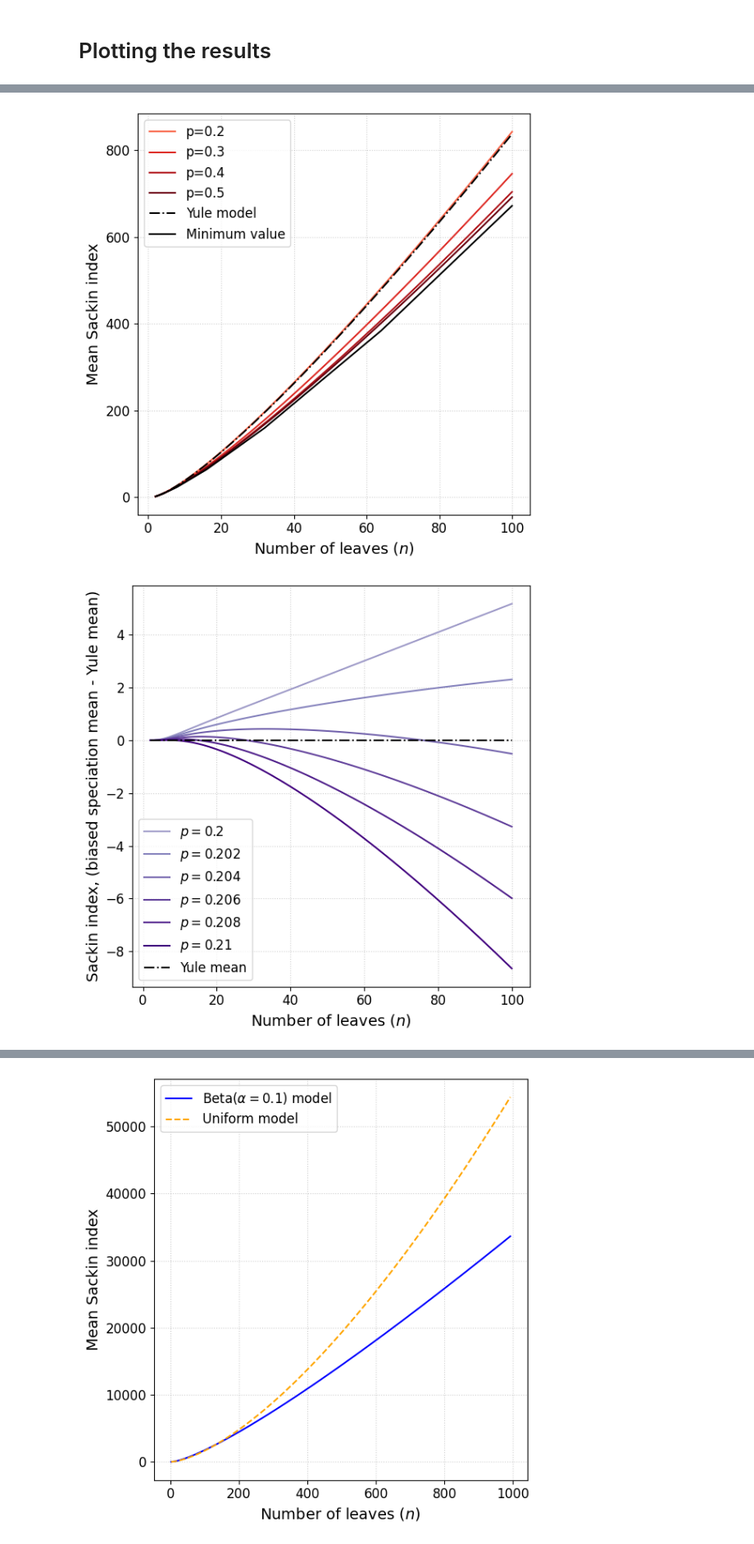
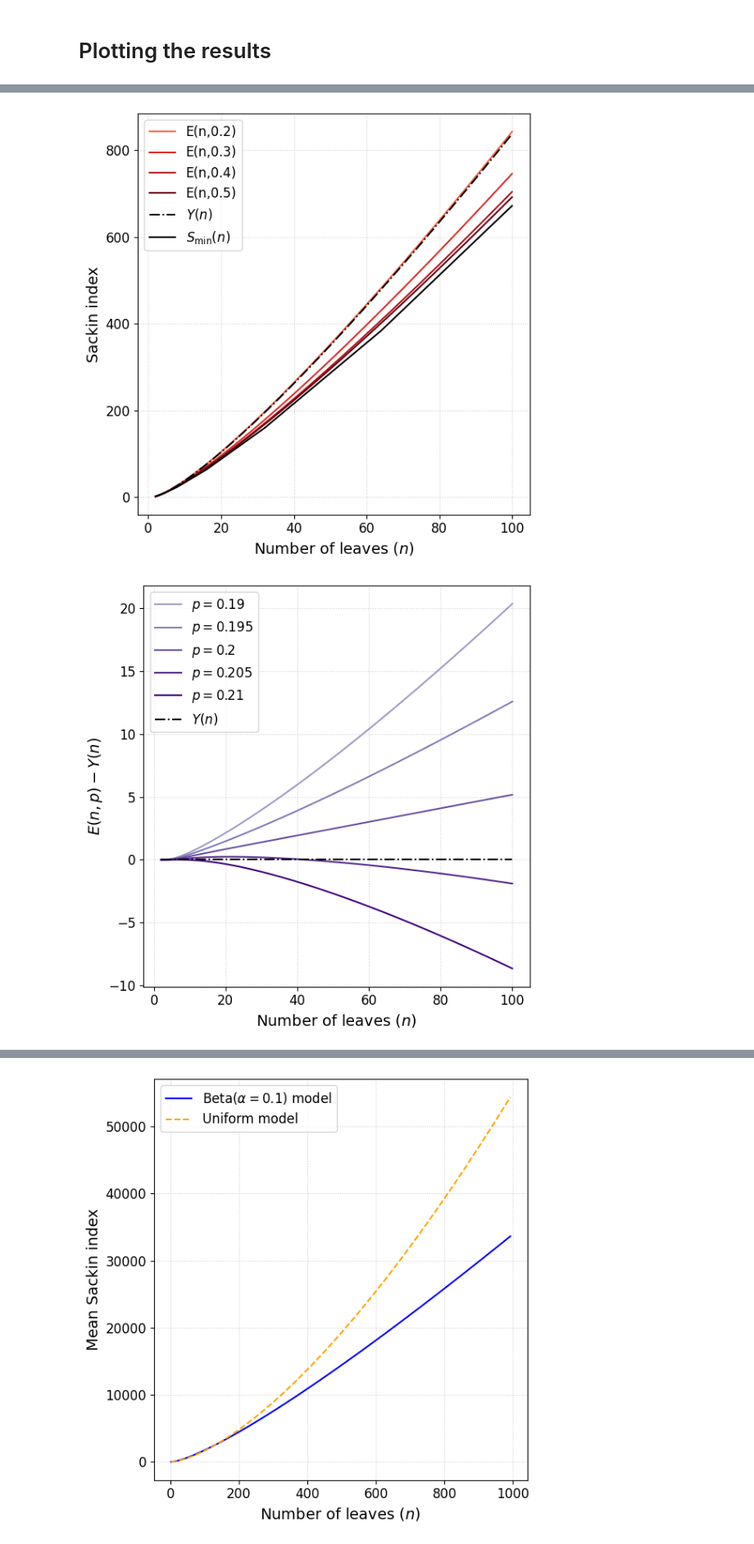
Before and after one commit to dbauman18/biased_speciation_calculation, a Jupyter notebook: biased_speciation.ipynb, the cells around one changed output, grey strips where cells are left out. Shown at 82% size. Saved outputs shown, nothing was run; the diff lists cells and outputs as text; code cells hidden in the pictures.

```diff
--- a/biased_speciation.ipynb
+++ b/biased_speciation.ipynb
@@ -141,14 +141,14 @@ plt.figure(figsize=(6,6))
 p = [0.2, 0.3, 0.4, 0.5]
 for prob in p:
      means = [sackin_mean_const_p(n, prob) for n in N]
-     plt.plot(N, means, label=f"p={prob}", linestyle='-', alpha=1, color = cm.Reds((max_color - min_color) / 0.5 * prob + min_color))
+     plt.plot(N, means, label=f"E(n,{prob})", linestyle='-', alpha=1, color = cm.Reds((max_color - min_color) / 0.5 * prob + min_color))
 
 # Add reference models
-plt.plot(N, yule, label="Yule model", linestyle='-.', alpha = 1, color='black')
-plt.plot(N, minimum, label="Minimum value", linestyle='-', alpha = 1, color='black')
+plt.plot(N, yule, label="$Y(n)$", linestyle='-.', alpha = 1, color='black')
+plt.plot(N, minimum, label="$S_{\\min}(n)$", linestyle='-', alpha = 1, color='black')
 
 plt.xlabel("Number of leaves ($n$)", fontsize=14)
-plt.ylabel("Mean Sackin index", fontsize=14)
+plt.ylabel("Sackin index", fontsize=14)
 # plt.title("Mean Sackin index under biased speciation models with split distribution $\lambda \sim p$", fontsize=16)
 plt.legend(fontsize=12)
 
@@ -162,34 +162,34 @@ plt.tight_layout()
 plt.savefig("./plots/sackin_biased_speciation_constant_p_large_n.png", dpi=300)
 plt.show()
 # %% [output]
-[figure, old version]
+[figure, new version]
 # %%
 # Comparing the p=0.2 case to Yule
 plt.figure(figsize=(6, 6))
-s = [0.2, 0.202, 0.204, 0.206, 0.208, 0.21]
+s = [0.19, 0.195, 0.2, 0.205, 0.21]
 
 max_color = 1
 min_color = 0.5
 
 for si in s:
     diff = [sackin_mean_const_p(n, si) - sackin_yule(n) for n in N]
     plt.plot(N, diff, label=f"$p={si}$", alpha=1, color=cm.Purples((max_color - min_color) / (s[-1] - s[0]) * (si - s[0]) + min_color))
 
-plt.plot(N, [0] * len(N), color='black', linestyle='-.', label="Yule mean")
+plt.plot(N, [0] * len(N), color='black', linestyle='-.', label="$Y(n)$")
 plt.xlabel("Number of leaves ($n$)", fontsize=14)
-plt.ylabel("Sackin index, (biased speciation mean - Yule mean)", fontsize=14)
+plt.ylabel("$E(n,p) - Y(n)$", fontsize=14)
 plt.xticks(fontsize=12)
 plt.yticks(fontsize=12)
-plt.legend(fontsize=12)
+plt.legend(fontsize=12, loc="upper left")
 
 # Grid and layout
 plt.grid(True, linestyle=":", alpha=0.6)
 plt.tight_layout()
 
 plt.savefig("./plots/sackin_biased_speciation_constant_p_0.2_difference_yule.png", dpi=300)
 plt.show()
 # %% [output]
-[figure, old version]
+[figure, new version]
 # %%
 # Do same for Uniform model
 plt.figure(figsize=(6, 6))
```
Also changed, not shown: parts of 10 cells of this notebook, 9 other files.
